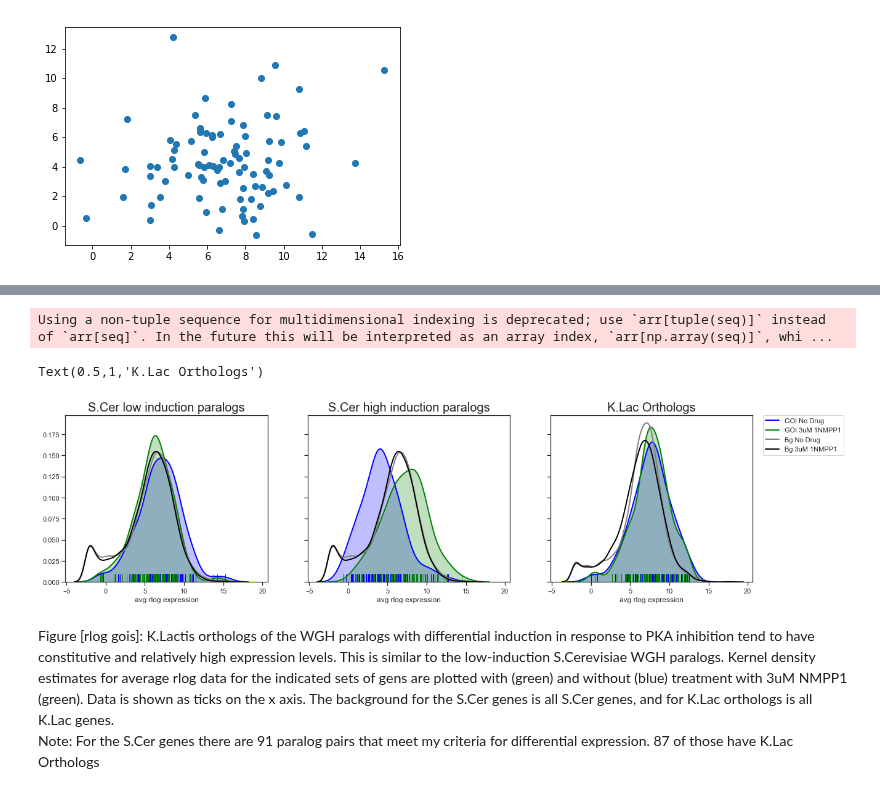
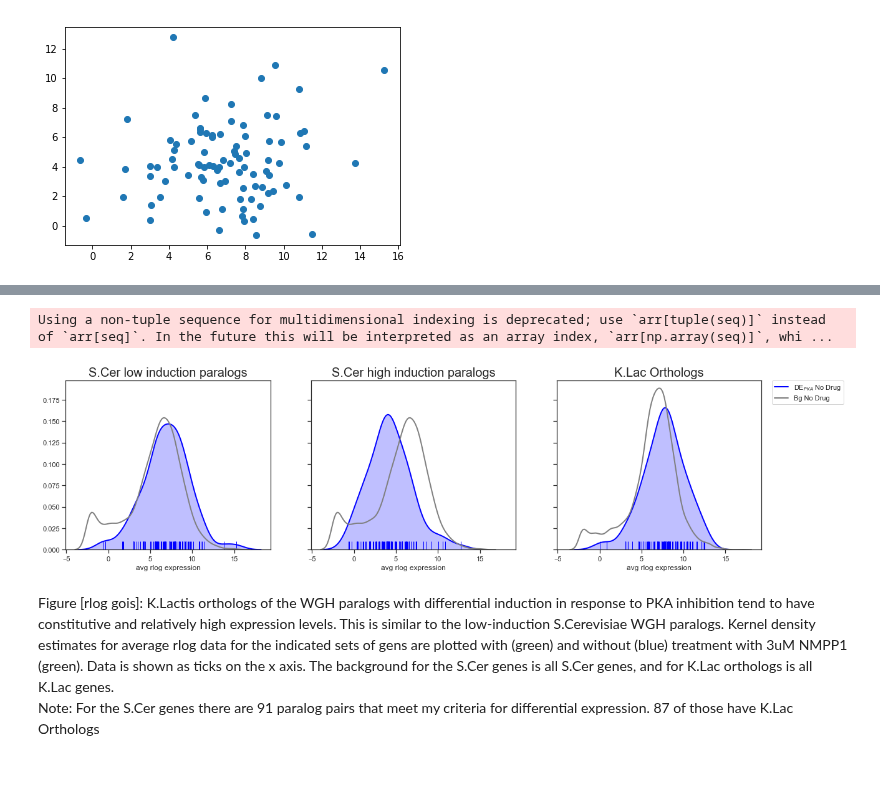
Before and after one commit to heineike02/yeast_esr_expression_analysis, a Jupyter notebook: scripts/20181116_klscpka_r1g1_m24_cross_species_comparison.ipynb, the cells around one changed output, grey strips where cells are left out. Cells and saved outputs as stored; diff of their text form; code cells hidden in the pictures.

```diff
--- a/scripts/20181116_klscpka_r1g1_m24_cross_species_comparison.ipynb
+++ b/scripts/20181116_klscpka_r1g1_m24_cross_species_comparison.ipynb
@@ -384,44 +416,48 @@ len(ohnologs_goi)
 # %%
 ## Make Histograms (put dots on x axis)
 
 fig, axarr = plt.subplots(1,3, sharex=True, sharey=True, figsize = [20,5])
 
 level = 'low'
 
 for jj, level in enumerate(['low','high']):
     ax = axarr[jj]
     sns.distplot(ohnologs_goi['AS_WT_cont_mean_' + level], hist=False, rug=True, ax=ax,
                  rug_kws={"color": "blue"},
-                 kde_kws={"color": "blue", "shade":True, "lw": 2, "label": "GOI No Drug"})
-    sns.distplot(ohnologs_goi['AS_WT_drug_mean_' + level], hist=False, rug=True, ax=ax,
-                 rug_kws={"color": "green"},
-                 kde_kws={"color": "green", "shade":True, "lw": 2, "label": "GOI 3uM 1NMPP1"})
+                 kde_kws={"color": "blue", "shade":True, "lw": 2, "label": "DE$_{PKA}$ No Drug"})
+#     sns.distplot(ohnologs_goi['AS_WT_drug_mean_' + level], hist=False, rug=True, ax=ax,
+#                  rug_kws={"color": "green"},
+#                  kde_kws={"color": "green", "shade":True, "lw": 2, "label": "DE$_{PKA}$ 3uM 1NMPP1"})
     sns.distplot(rlog_data_mean_var['SC']['AS_WT_cont_mean'], hist=False, ax=ax,
                  kde_kws={"color": "grey",  "lw": 2, "label": "Bg No Drug"})
-    sns.distplot(rlog_data_mean_var['SC']['AS_WT_drug_mean'], hist=False, ax=ax,
-                 kde_kws={"color": "black",  "lw": 2, "label": "Bg 3uM 1NMPP1"})
+#     sns.distplot(rlog_data_mean_var['SC']['AS_WT_drug_mean'], hist=False, ax=ax,
+#                  kde_kws={"color": "black",  "lw": 2, "label": "Bg 3uM 1NMPP1"})
 
     ax.get_legend().remove()
     ax.set_xlabel('avg rlog expression')
     ax.set_title('S.Cer ' + level + ' induction paralogs', fontsize = 20)
 
 
 
 ax = axarr[2]
 sns.distplot(ohnologs_goi_klorth_rlog['AS_WT_cont_mean'], hist=False, rug=True, ax=ax,
              rug_kws={"color": "blue"},
-             kde_kws={"color": "blue", "shade":True, "lw": 2, "label": "GOI No Drug"})
-sns.distplot(ohnologs_goi_klorth_rlog['AS_WT_drug_mean'], hist=False, rug=True, ax=ax,
-             rug_kws={"color": "green"},
-             kde_kws={"color": "green", "shade":True, "lw": 2, "label": "GOI 3uM 1NMPP1"})
+             kde_kws={"color": "blue", "shade":True, "lw": 2, "label": "DE$_{PKA}$ No Drug"})
+# sns.distplot(ohnologs_goi_klorth_rlog['AS_WT_drug_mean'], hist=False, rug=True, ax=ax,
+#              rug_kws={"color": "green"},
+#              kde_kws={"color": "green", "shade":True, "lw": 2, "label": "DE$_{PKA}$ 3uM 1NMPP1"})
 sns.distplot(rlog_data_mean_var['KL']['AS_WT_cont_mean'], hist=False, ax=ax,
              kde_kws={"color": "grey",  "lw": 2, "label": "Bg No Drug"})
-sns.distplot(rlog_data_mean_var['KL']['AS_WT_drug_mean'], hist=False, ax=ax,
-             kde_kws={"color": "black",  "lw": 2, "label": "Bg 3uM 1NMPP1"})
+# sns.distplot(rlog_data_mean_var['KL']['AS_WT_drug_mean'], hist=False, ax=ax,
+#              kde_kws={"color": "black",  "lw": 2, "label": "Bg 3uM 1NMPP1"})
 ax.legend(bbox_to_anchor=(1.05, 1), loc=2, borderaxespad=0.)
 ax.set_xlabel('avg rlog expression')
 ax.set_title('K.Lac Orthologs', fontsize = 20)
+
+
+
+
+fig.savefig(os.path.normpath("C:/Users/BMH_work/Google Drive/UCSF/ElSamad_Lab/PKA/Manuscript/sc_kl_goi_induction_cont.svg"))
 # %% [output]
 Using a non-tuple sequence for multidimensional indexing is deprecated; use `arr[tuple(seq)]` instead of `arr[seq]`. In the future this will be interpreted as an array index, `arr[np.array(seq)]`, whi ...
-Text(0.5,1,'K.Lac Orthologs')
-[figure, old version]
+[figure, new version]
```
Also changed, not shown: parts of 6 cells of this notebook, 7 other files.
